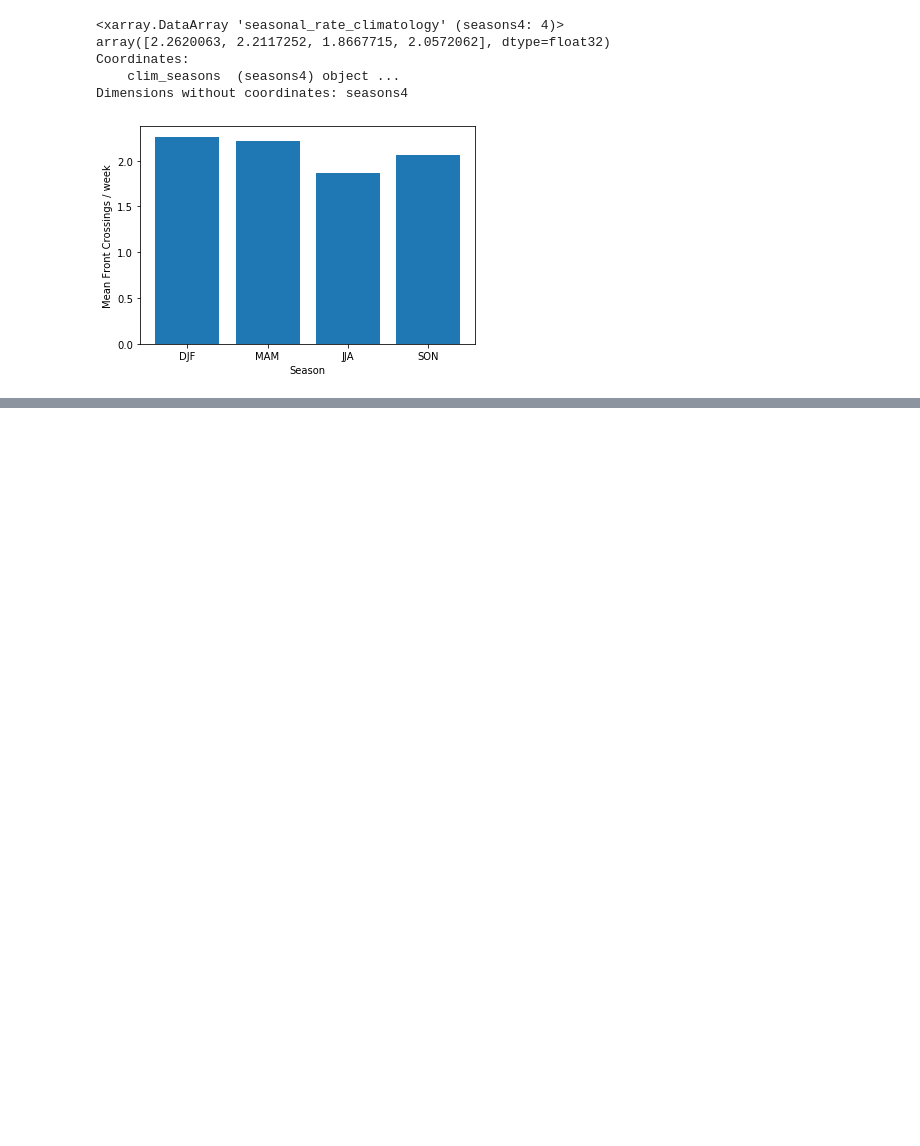
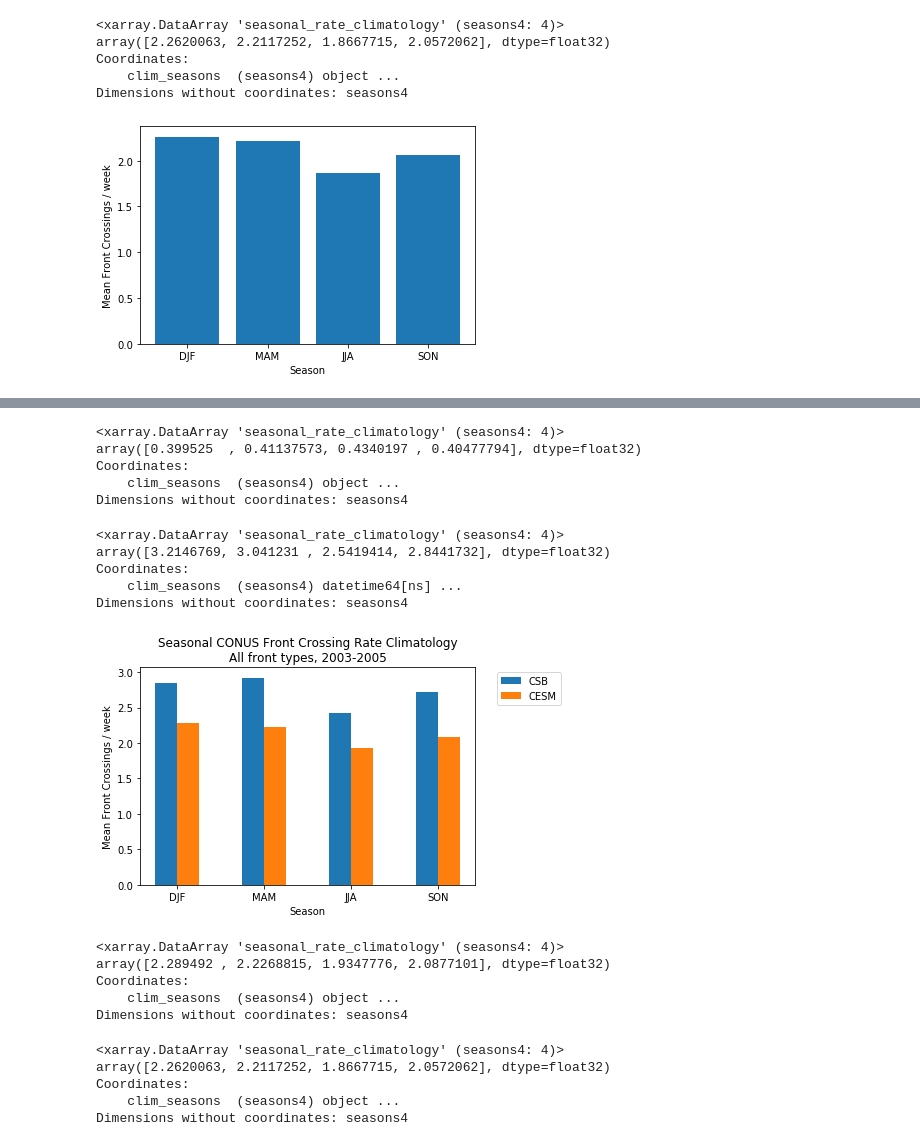
Before and after one commit to katiedagon/ML-extremes, a Jupyter notebook: notebooks/FrontsAnalysis_crossingrates.ipynb, the cells around one changed output, grey strips where cells are left out. Cells and saved outputs as stored; diff of their text form; code cells hidden in the pictures; blank space fills up the shorter version.

```diff
--- a/notebooks/FrontsAnalysis_crossingrates.ipynb
+++ b/notebooks/FrontsAnalysis_crossingrates.ipynb
@@ -108,0 +259,58 @@ ax.legend();
+# %%
+# standard deviation across fronts for each season (to get error bars?)
+np.std(srates_clim_subset_CONUS_mean_wk[:,:4], axis=1)
+# %% [output]
+<xarray.DataArray 'seasonal_rate_climatology' (seasons4: 4)>
+array([0.399525  , 0.41137573, 0.4340197 , 0.40477794], dtype=float32)
+Coordinates:
+    clim_seasons  (seasons4) object ...
+Dimensions without coordinates: seasons4
+# %%
+csb_srates_clim_CONUS_mean_wk[:,:4].sum("front")
+# %% [output]
+<xarray.DataArray 'seasonal_rate_climatology' (seasons4: 4)>
+array([3.2146769, 3.041231 , 2.5419414, 2.8441732], dtype=float32)
+Coordinates:
+    clim_seasons  (seasons4) datetime64[ns] ...
+Dimensions without coordinates: seasons4
+# %%
+fig, ax = plt.subplots()
+
+w = 0.25
+labels = ['DJF', 'MAM', 'JJA', 'SON']
+nseason = len(labels)
+x = np.arange(nseason)  # the label locations
+
+position = x - (w/2)
+ax.bar(position, csb_srates_clim_CONUS_mean_wk[:,:4].sum("front"), width=w, label="CSB", color='C0')
+position = x + (w/2)
+ax.bar(position, srates_clim_subset_CONUS_mean_wk[:,:4].sum("front"), width=w, label="CESM", color='C1')
+
+ax.set_title('Seasonal CONUS Front Crossing Rate Climatology\nAll front types, 2003-2005')
+ax.set_ylabel('Mean Front Crossings / week')
+ax.set_xlabel('Season')
+ax.set_xticks(x)
+ax.set_xticklabels(labels)
+
+ax.legend(bbox_to_anchor=(1.05, 1));
+#plt.savefig('srates_clim_CONUS_CSB_CESM_2003-2005.pdf', bbox_inches='tight')
+# %% [output]
+[figure, added]
+# %%
+# CESM: 2003-2005
+srates_clim_subset_CONUS_mean_wk[:,:4].sum("front")
+# %% [output]
+<xarray.DataArray 'seasonal_rate_climatology' (seasons4: 4)>
+array([2.289492 , 2.2268815, 1.9347776, 2.0877101], dtype=float32)
+Coordinates:
+    clim_seasons  (seasons4) object ...
+Dimensions without coordinates: seasons4
+# %%
+# CESM: 2000-2005
+srates_clim_CONUS_mean_wk[:,:4].sum("front")
+# %% [output]
+<xarray.DataArray 'seasonal_rate_climatology' (seasons4: 4)>
+array([2.2620063, 2.2117252, 1.8667715, 2.0572062], dtype=float32)
+Coordinates:
+    clim_seasons  (seasons4) object ...
+Dimensions without coordinates: seasons4
```
Also changed, not shown: parts of 50 cells of this notebook, 10 other files.
